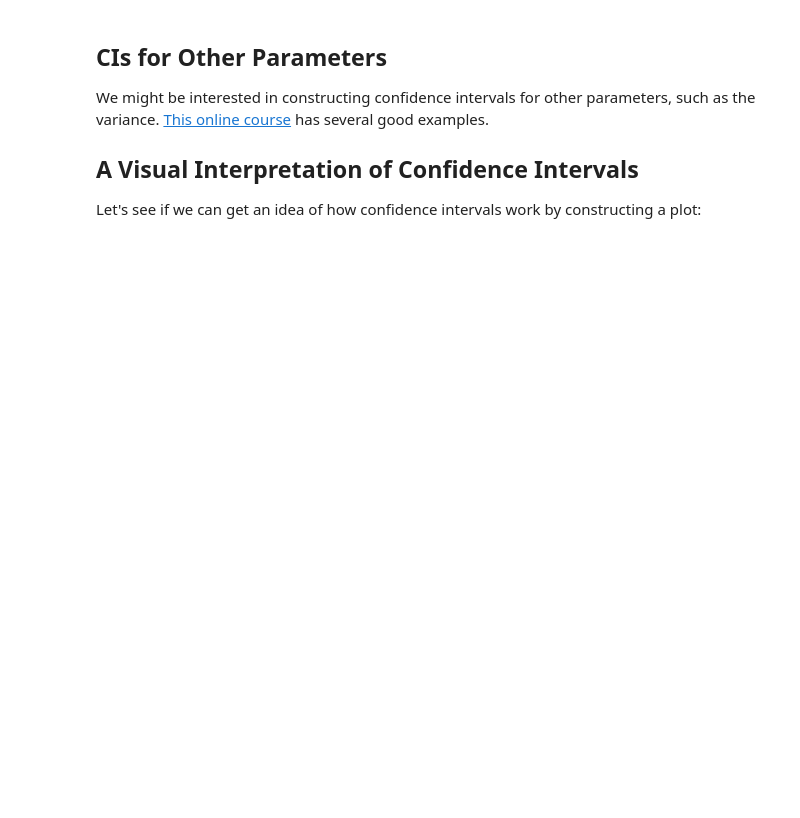
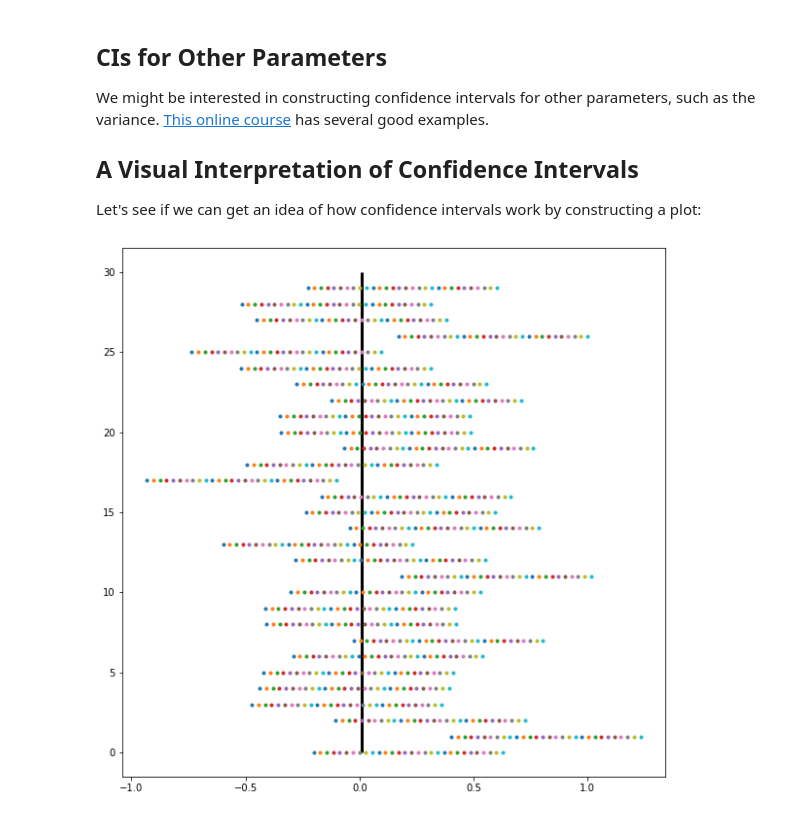
Before and after one commit to sam-thurman/on_confidence_intervals_seattle-ds, a Jupyter notebook: on_confidence_intervals.ipynb, the cells around one changed output. Saved outputs shown, nothing was run; the diff lists cells and outputs as text; code cells hidden in the pictures; blank space fills up the shorter version.

```diff
--- a/on_confidence_intervals.ipynb
+++ b/on_confidence_intervals.ipynb
@@ -171,18 +213,20 @@ Let's see if we can get an idea of how confidence intervals work by constructing
 # %%
 # Plotting CIs
 
 intervals = []
 for _ in range(30): # number of intervals
     sample = random.sample(pop, 10) # sample size = 10
     step = np.std(pop) / np.sqrt(10) # standard error
     x_min = np.mean(sample) - step * z # left endpt. of interval
     x_max = np.mean(sample) + step * z # right endpt. of interval
     intervals.append(np.linspace(x_min, x_max, 30)) # add interval
                                                     # to intervals
 plt.figure(figsize = (10, 10))
-plt.plot(intervals, range(30), '-') # plot intervals evenly and
+plt.plot(intervals, range(30), '.') # plot intervals evenly and
                                     # vertically
 plt.vlines(np.mean(pop), 0, 30, lw=3);
+# %% [output]
+[figure, added]
 # %%
 # Exercise: turn this into a function that takes as parameters:
 # - the population
```
Also changed, not shown: parts of 12 cells of this notebook.
